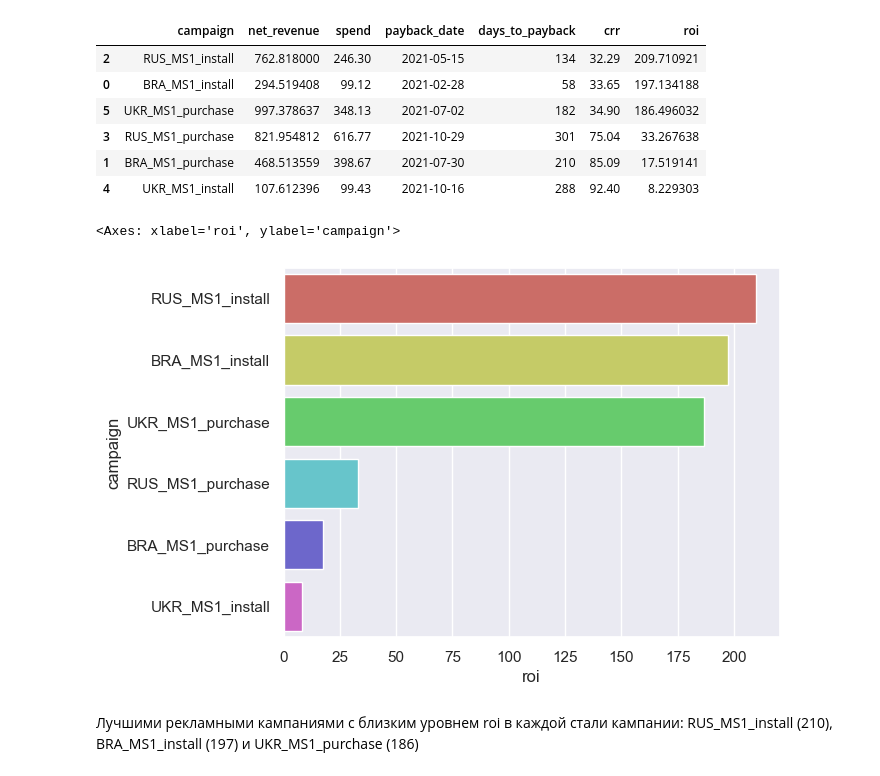
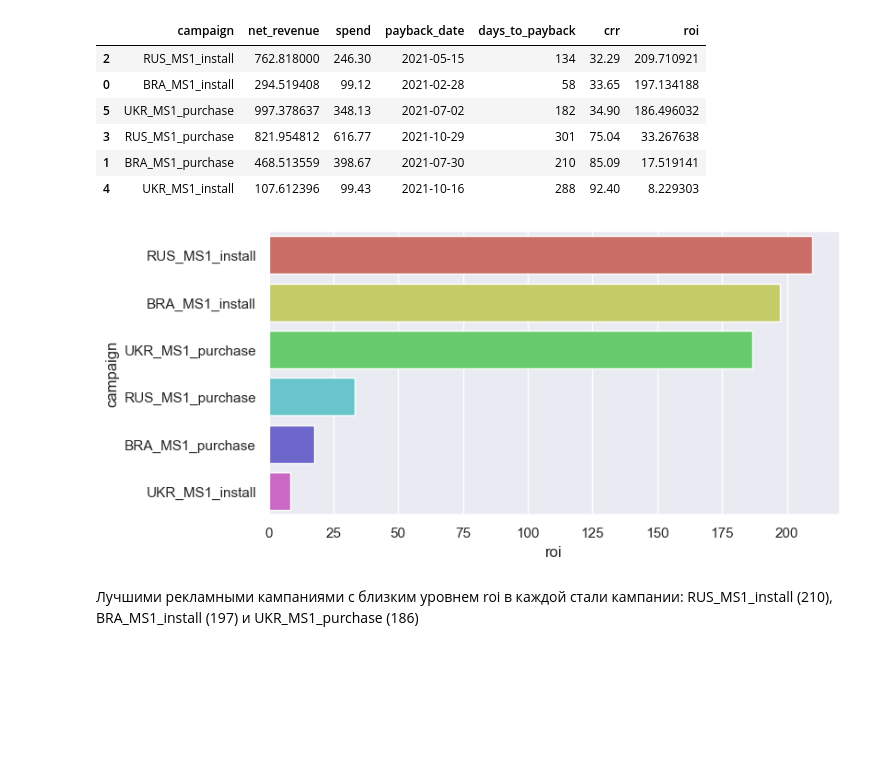
Before and after one commit to Dimayo/data_analyst_portfolio, a Jupyter notebook: gamedev_marketing/test.ipynb, the cells around one changed output. Cells and saved outputs as stored; diff of their text form; code cells hidden in the pictures; blank space fills up the shorter version.

```diff
--- a/gamedev_marketing/test.ipynb
+++ b/gamedev_marketing/test.ipynb
@@ -14,7 +16,7 @@ from datetime import datetime
 df_payments = pd.read_csv("data/payments.csv")
 df_persents = pd.read_csv("data/persents.csv", index_col=0)
 df_registrations = pd.read_csv("data/registrations.csv", index_col=0)
-df_budget = pd.read_excel("data/budget_01_22.xlsx")
+df_budget = pd.read_excel("data/budget_01_21.xlsx")
 # %%
 # Проверяем загруженные данные
 df_budget
@@ -265,6 +267,7 @@ for i, campaign in enumerate(unique_campaigns):
     data = campaigns_budget.query("campaign == @campaign")
 
     # Строим график
+    sns.set_theme()
     ax = axes[i]
     sns.lineplot(data=data, x='payment_date_wo_time', y='cumulative_net_revenue',
                  label='Cumulative Net Revenue', color='darkgreen', ax=ax)
@@ -351,11 +354,14 @@ campaigns_grouped.sort_values('roi', ascending=False)
 | 1 | BRA_MS1_purchase | 468.513559 | 398.67 | 2021-07-30 | 210 | 85.09 | 17.519141 |
 | 4 | UKR_MS1_install | 107.612396 | 99.43 | 2021-10-16 | 288 | 92.40 | 8.229303 |
 # %%
+plt.rcParams['figure.figsize'] = [8, 4]
+
 sns.barplot(x='roi', y='campaign', data=campaigns_grouped.sort_values('roi', ascending=False),
             hue='campaign', palette='hls')
+
+plt.show()
 # %% [output]
-<Axes: xlabel='roi', ylabel='campaign'>
-[figure, old version]
+[figure, new version]
 # %% [markdown]
 Лучшими рекламными кампаниями с близким уровнем roi в каждой стали кампании: RUS_MS1_install (210), BRA_MS1_install (197) и UKR_MS1_purchase (186)
 # %%
```
Also changed, not shown: parts of 4 cells of this notebook, 10 other files.
